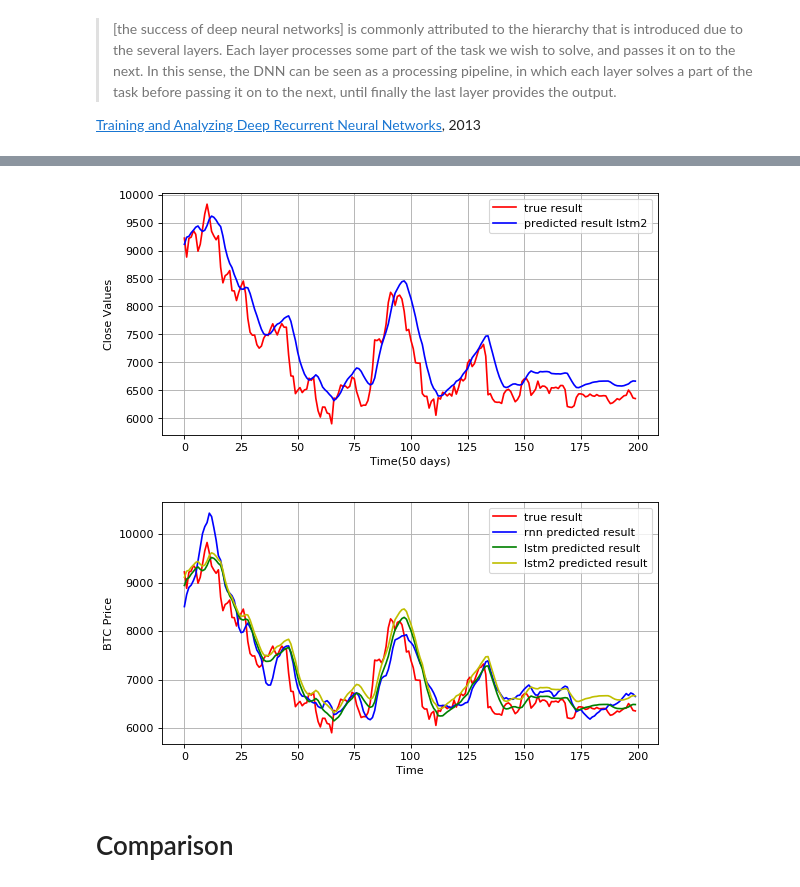
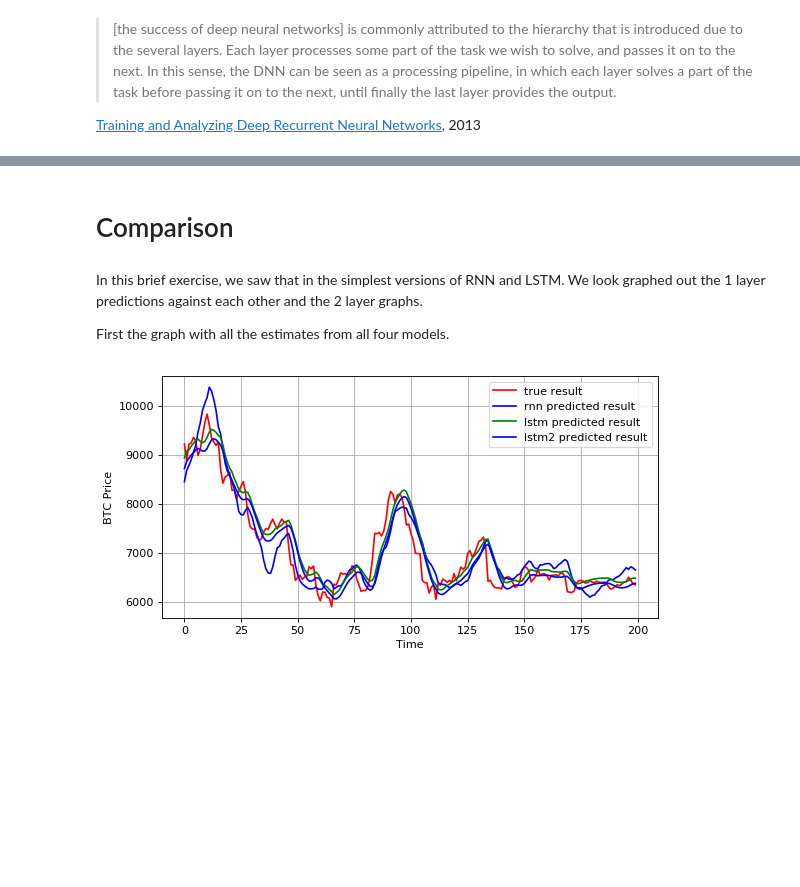
Before and after one commit to danjpark/bitcoin-machinelearning, a Jupyter notebook: BTC_Machine_Learning.ipynb, the cells around one changed output, grey strips where cells are left out. Drawn from its saved outputs; the diff is of its cells as text; code cells hidden in the pictures; blank space fills up the shorter version.

```diff
--- a/BTC_Machine_Learning.ipynb
+++ b/BTC_Machine_Learning.ipynb
@@ -587,12 +706,14 @@ np.random.seed(215)
 model_lstm2 = Sequential()
 
 model_lstm2.add(LSTM(128,
+               return_sequences=True,
                input_shape=(None,1),
                activation="relu"))
-# model_lstm2.add(Dropout(0.25))
 
-# model_lstm2.add(LSTM(128))
-# model_lstm2.add(Dropout(0.25))
+model_lstm2.add(LSTM(128,
+               input_shape=(None,1),
+               activation="relu"))
+model_lstm2.add(Dropout(0.25))
 
 model_lstm2.add(Dense(1))
 
@@ -630,44 +789,19 @@ np.sqrt(((predicted_data_lstm2 - data_test) ** 2).mean())
-# %%
-inputs=Daily_Price[len(Daily_Price)-len(close_test)-timestep:]
-inputs=inputs.values.reshape(-1,1)
-inputs=scaler.transform(inputs)
-
-
-
-x_test=[]
-for i in range(timestep,inputs.shape[0]):
-    x_test.append(inputs[i-timestep:i,0])
-x_test=np.array(x_test)
-x_test=x_test.reshape(x_test.shape[0],x_test.shape[1],1)
-
-predicted_data_lstm2 = model_lstm2.predict(x_test)
-predicted_data_lstm2 = scaler.inverse_transform(predicted_data_lstm2)
-
-data_test=np.array(close_test)
-data_test=data_test.reshape(len(data_test),1)
-
-plt.figure(figsize=(8,4), dpi=80, facecolor='w', edgecolor='k')
-plt.plot(data_test,color="r",label="true result")
-plt.plot(predicted_data_lstm2,color="b",label="predicted result lstm2")
-plt.legend()
-plt.xlabel("Time(50 days)")
-plt.ylabel("Close Values")
-plt.grid(True)
-plt.show()
-# %% [output]
-[figure, removed]
-# %%
-plt.figure(figsize=(8,4), dpi=80, facecolor='w', edgecolor='k')
-plt.plot(data_test,color="r",label="true result")
-plt.plot(predicted_data_rnn,color="b",label="rnn predicted result")
-plt.plot(predicted_data_lstm,color="g",label="lstm predicted result")
-plt.plot(predicted_data_lstm2,color="y",label="lstm2 predicted result")
-plt.legend()
-plt.xlabel("Time")
-plt.ylabel("BTC Price")
-plt.grid(True)
-plt.show()
-# %% [output]
-[figure, removed]
 # %% [markdown]
 # Comparison
+# %% [markdown]
+In this brief exercise, we saw that in the simplest versions of RNN and LSTM. We look graphed out the 1 layer predictions against each other and the 2 layer graphs.
+
+First the graph with all the estimates from all four models.
+# %%
+plt.figure(figsize=(8,4), dpi=80, facecolor='w', edgecolor='k')
+plt.plot(data_test,color="r",label="true result")
+plt.plot(predicted_data_rnn,color="b",label="rnn predicted result")
+plt.plot(predicted_data_lstm1,color="g",label="lstm predicted result")
+plt.plot(predicted_data_lstm2,color="b",label="lstm2 predicted result")
+plt.legend()
+plt.xlabel("Time")
+plt.ylabel("BTC Price")
+plt.grid(True)
+plt.show()
+# %% [output]
+[figure, added]
```
Also changed, not shown: parts of 24 cells of this notebook.
